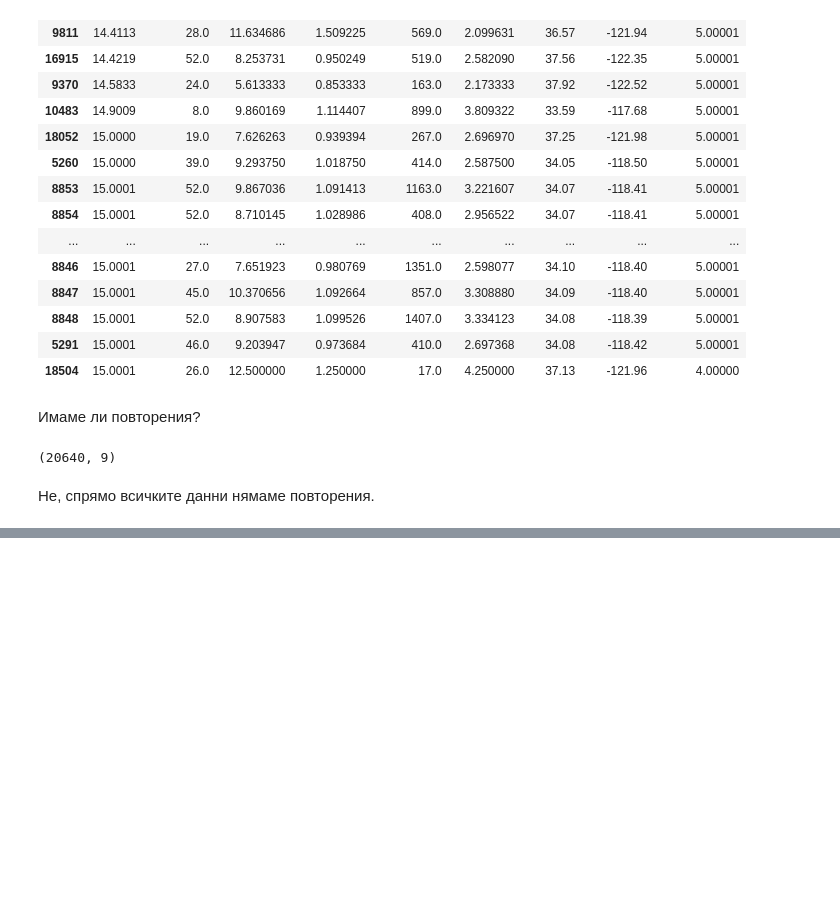
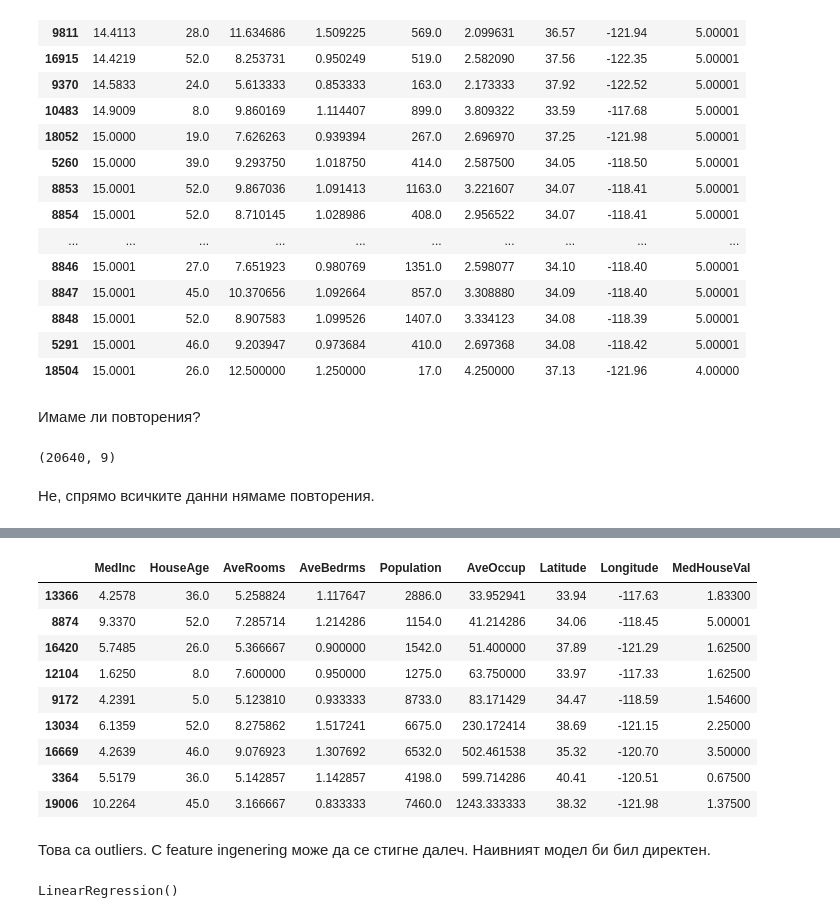
Before and after one commit to GalkaKG/Machine-Learning, a Jupyter notebook: 02.Linear and Logistic Regression/02.Linear and Logistic Regression.ipynb, the cells around one changed output, grey strips where cells are left out. Cells and saved outputs as stored; diff of their text form; code cells hidden in the pictures; blank space fills up the shorter version.

```diff
--- a/02.Linear and Logistic Regression/02.Linear and Logistic Regression.ipynb
+++ b/02.Linear and Logistic Regression/02.Linear and Logistic Regression.ipynb
@@ -101,0 +147,15 @@ house_prices.drop_duplicates().shape
+# %%
+house_prices[np.log10(house_prices.AveOccup) > 1.5].sort_values("AveOccup")
+# %% [output]
+|  | MedInc | HouseAge | AveRooms | AveBedrms | Population | AveOccup | Latitude | Longitude | MedHouseVal |
+| 13366 | 4.2578 | 36.0 | 5.258824 | 1.117647 | 2886.0 | 33.952941 | 33.94 | -117.63 | 1.83300 |
+| 8874 | 9.3370 | 52.0 | 7.285714 | 1.214286 | 1154.0 | 41.214286 | 34.06 | -118.45 | 5.00001 |
+| 16420 | 5.7485 | 26.0 | 5.366667 | 0.900000 | 1542.0 | 51.400000 | 37.89 | -121.29 | 1.62500 |
+| 12104 | 1.6250 | 8.0 | 7.600000 | 0.950000 | 1275.0 | 63.750000 | 33.97 | -117.33 | 1.62500 |
+| 9172 | 4.2391 | 5.0 | 5.123810 | 0.933333 | 8733.0 | 83.171429 | 34.47 | -118.59 | 1.54600 |
+| 13034 | 6.1359 | 52.0 | 8.275862 | 1.517241 | 6675.0 | 230.172414 | 38.69 | -121.15 | 2.25000 |
+| 16669 | 4.2639 | 46.0 | 9.076923 | 1.307692 | 6532.0 | 502.461538 | 35.32 | -120.70 | 3.50000 |
+| 3364 | 5.5179 | 36.0 | 5.142857 | 1.142857 | 4198.0 | 599.714286 | 40.41 | -120.51 | 0.67500 |
+| 19006 | 10.2264 | 45.0 | 3.166667 | 0.833333 | 7460.0 | 1243.333333 | 38.32 | -121.98 | 1.37500 |
+# %% [markdown]
+Това са outliers. С feature ingenering може да се стигне далеч. Наивният модел би бил директен.
@@ -101,0 +164,4 @@ house_prices.drop_duplicates().shape
+# %%
+house_model
+# %% [output]
+LinearRegression()
```
Also changed, not shown: parts of 6 cells of this notebook.
